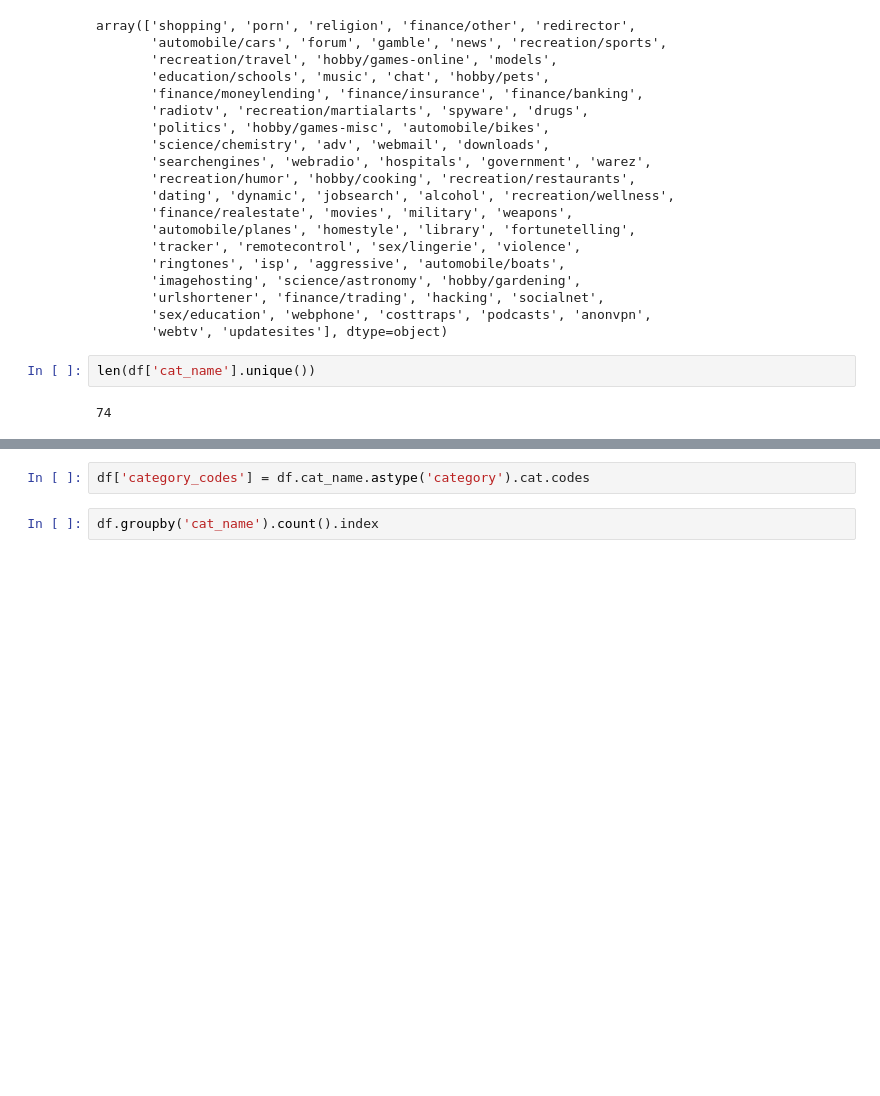
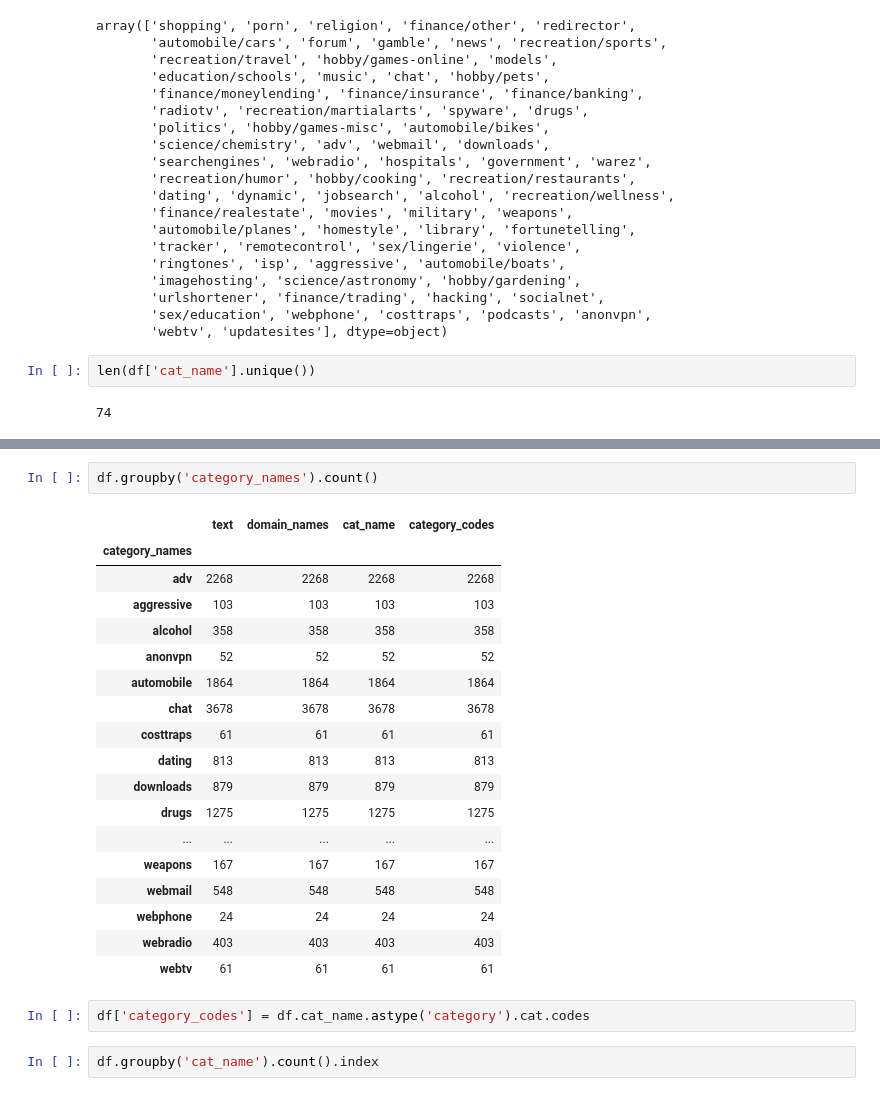
Before and after one commit to rajashekar/colab, a Jupyter notebook: pydomain.ipynb, the cells around one changed output, grey strips where cells are left out. Saved outputs shown, nothing was run; the diff lists cells and outputs as text; blank space fills up the shorter version.

```diff
--- a/pydomain.ipynb
+++ b/pydomain.ipynb
@@ -92,3 +112,24 @@ df.groupby('cat_name').count()
+# %%
+df.groupby('category_names').count()
+# %% [output]
+|  | text | domain_names | cat_name | category_codes |
+| category_names |  |  |  |  |
+| adv | 2268 | 2268 | 2268 | 2268 |
+| aggressive | 103 | 103 | 103 | 103 |
+| alcohol | 358 | 358 | 358 | 358 |
+| anonvpn | 52 | 52 | 52 | 52 |
+| automobile | 1864 | 1864 | 1864 | 1864 |
+| chat | 3678 | 3678 | 3678 | 3678 |
+| costtraps | 61 | 61 | 61 | 61 |
+| dating | 813 | 813 | 813 | 813 |
+| downloads | 879 | 879 | 879 | 879 |
+| drugs | 1275 | 1275 | 1275 | 1275 |
+| ... | ... | ... | ... | ... |
+| weapons | 167 | 167 | 167 | 167 |
+| webmail | 548 | 548 | 548 | 548 |
+| webphone | 24 | 24 | 24 | 24 |
+| webradio | 403 | 403 | 403 | 403 |
+| webtv | 61 | 61 | 61 | 61 |
 # %%
 df['category_codes'] = df.cat_name.astype('category').cat.codes
 # %%
```
Also changed, not shown: parts of 18 cells of this notebook.
